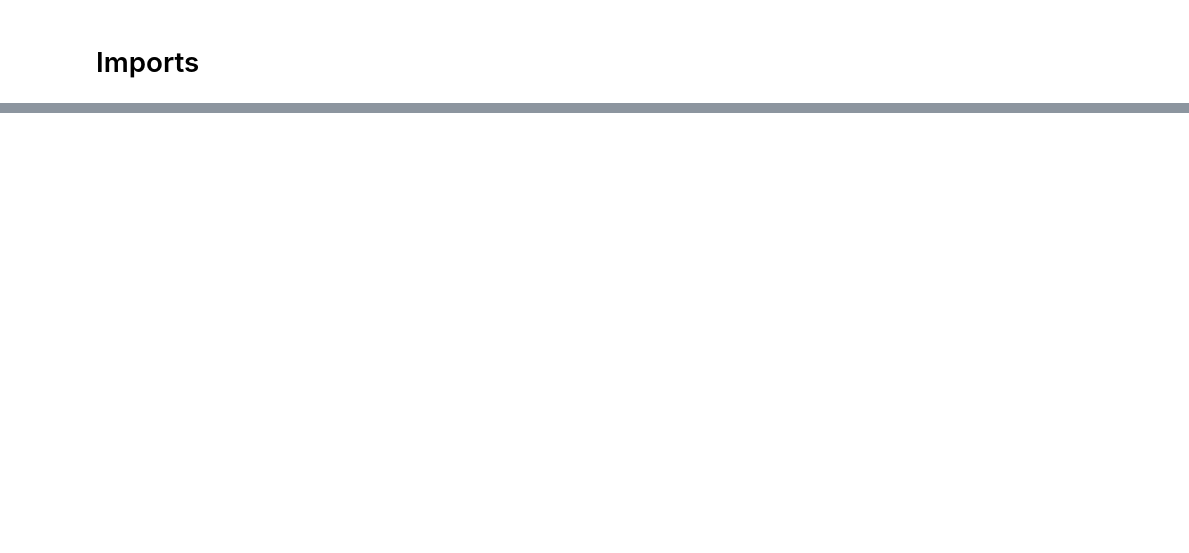
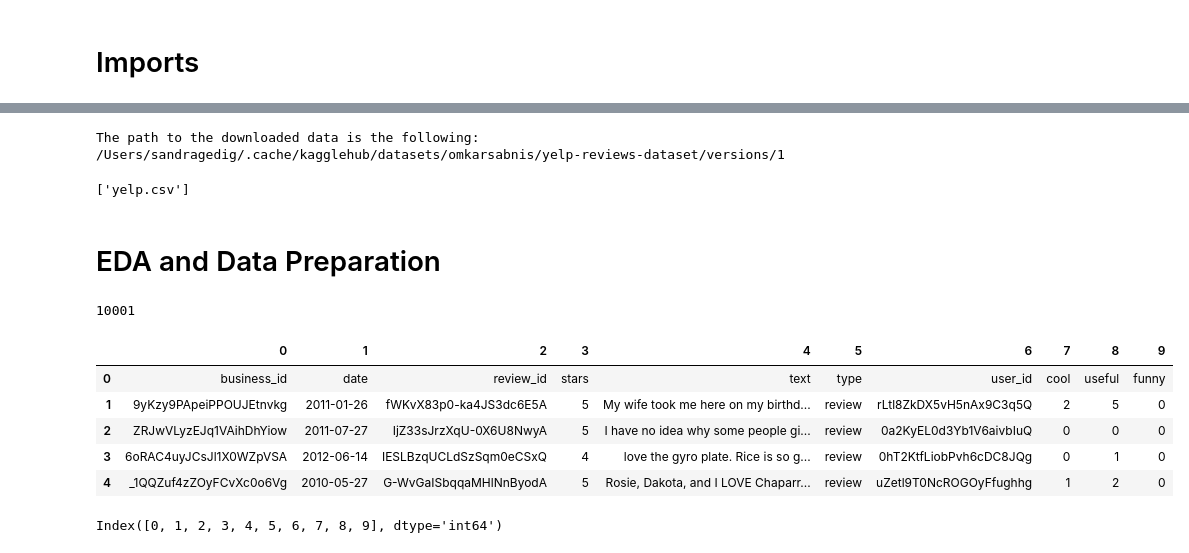
Before and after one commit to sgbyteninja/sentiment_analysis_customer_reviews, a Jupyter notebook: sentiment_analysis.ipynb, the cells around one changed output, grey strips where cells are left out. Drawn from its saved outputs; the diff is of its cells as text; code cells hidden in the pictures; blank space fills up the shorter version.

```diff
--- a/sentiment_analysis.ipynb
+++ b/sentiment_analysis.ipynb
@@ -131,0 +17,42 @@ Test Set Length: 100000
+# %%
+# Load the Yelp Review Dataset from Kaggle
+path = kagglehub.dataset_download("omkarsabnis/yelp-reviews-dataset")
+
+print("The path to the downloaded data is the following:", path)
+# %% [output]
+The path to the downloaded data is the following: /Users/sandragedig/.cache/kagglehub/datasets/omkarsabnis/yelp-reviews-dataset/versions/1
+# %%
+# List all files in the directory
+directory_path = '/Users/sandragedig/.cache/kagglehub/datasets/omkarsabnis/yelp-reviews-dataset/versions/1'
+files = os.listdir(directory_path)
+files
+# %% [output]
+['yelp.csv']
+# %%
+# Define the file path for loading the data
+file_path = '/Users/sandragedig/.cache/kagglehub/datasets/omkarsabnis/yelp-reviews-dataset/versions/1/yelp.csv'
+
+# Load the dataset
+review_df = pd.read_csv(file_path, header=None)
+# %% [markdown]
+# EDA and Data Preparation
+# %%
+# Take a look how many columns are contained in the df
+review_df.shape[0]
+# %% [output]
+10001
+# %%
+# Take a look at the df and see, what needs to be done for data preprocessing
+review_df.head()
+# %% [output]
+|  | 0 | 1 | 2 | 3 | 4 | 5 | 6 | 7 | 8 | 9 |
+| 0 | business_id | date | review_id | stars | text | type | user_id | cool | useful | funny |
+| 1 | 9yKzy9PApeiPPOUJEtnvkg | 2011-01-26 | fWKvX83p0-ka4JS3dc6E5A | 5 | My wife took me here on my birthd... | review | rLtl8ZkDX5vH5nAx9C3q5Q | 2 | 5 | 0 |
+| 2 | ZRJwVLyzEJq1VAihDhYiow | 2011-07-27 | IjZ33sJrzXqU-0X6U8NwyA | 5 | I have no idea why some people gi... | review | 0a2KyEL0d3Yb1V6aivbIuQ | 0 | 0 | 0 |
+| 3 | 6oRAC4uyJCsJl1X0WZpVSA | 2012-06-14 | IESLBzqUCLdSzSqm0eCSxQ | 4 | love the gyro plate. Rice is so g... | review | 0hT2KtfLiobPvh6cDC8JQg | 0 | 1 | 0 |
+| 4 | _1QQZuf4zZOyFCvXc0o6Vg | 2010-05-27 | G-WvGaISbqqaMHlNnByodA | 5 | Rosie, Dakota, and I LOVE Chaparr... | review | uZetl9T0NcROGOyFfughhg | 1 | 2 | 0 |
+# %%
+# Display the column names of the review_df
+print(review_df.columns)
+# %% [output]
+Index([0, 1, 2, 3, 4, 5, 6, 7, 8, 9], dtype='int64')
```
Also changed, not shown: parts of 33 cells of this notebook, 3 other files.
